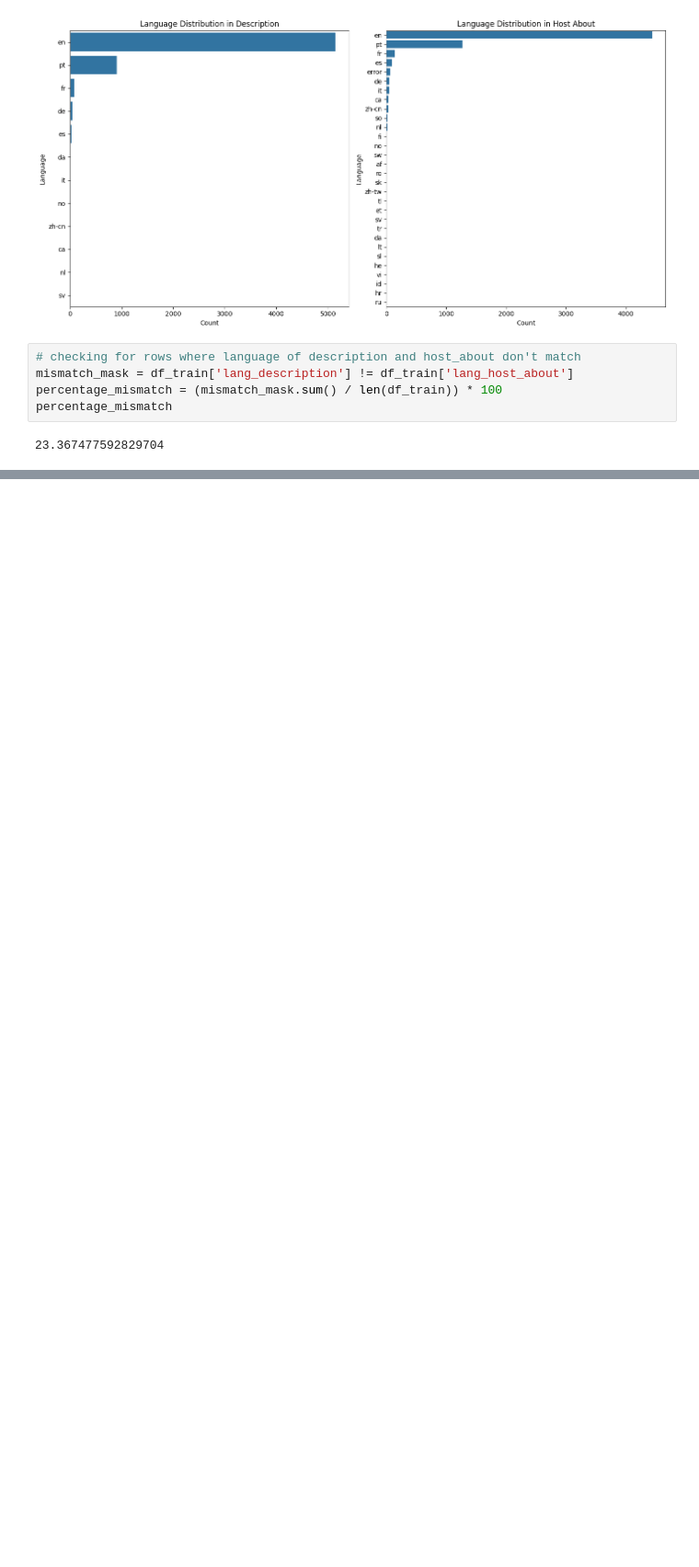
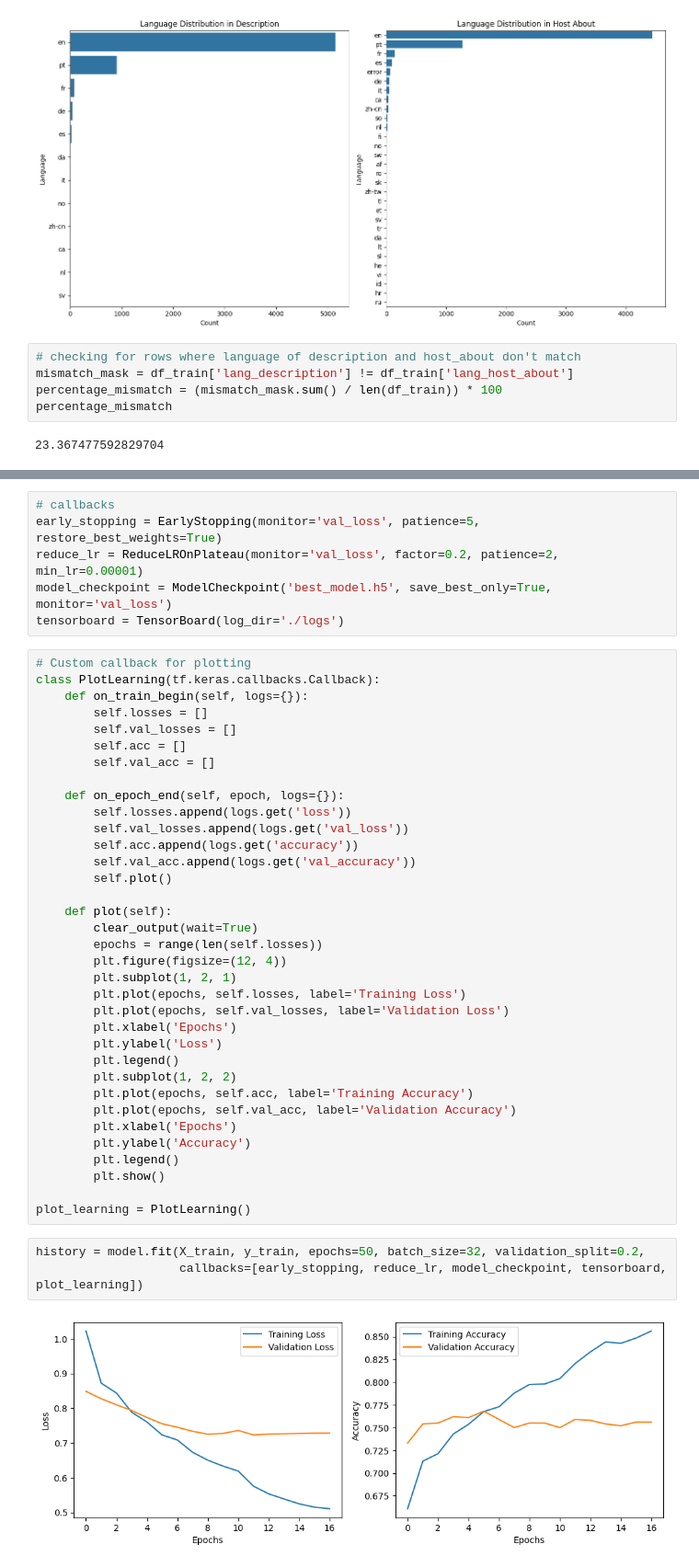
Before and after one commit to ontenkutsenko/NLP_Airbnb_Delisting_Prediction, a Jupyter notebook: Baseline.ipynb, the cells around one changed output, grey strips where cells are left out. Shown at 92% size. Cells and saved outputs as stored; diff of their text form; blank space fills up the shorter version.

```diff
--- a/Baseline.ipynb
+++ b/Baseline.ipynb
@@ -499,0 +345,46 @@ print(f'DataFrame is successfully saved at {file_path}')
+# %%
+# callbacks
+early_stopping = EarlyStopping(monitor='val_loss', patience=5, restore_best_weights=True)
+reduce_lr = ReduceLROnPlateau(monitor='val_loss', factor=0.2, patience=2, min_lr=0.00001)
+model_checkpoint = ModelCheckpoint('best_model.h5', save_best_only=True, monitor='val_loss')
+tensorboard = TensorBoard(log_dir='./logs')
+# %%
+# Custom callback for plotting
+class PlotLearning(tf.keras.callbacks.Callback):
+    def on_train_begin(self, logs={}):
+        self.losses = []
+        self.val_losses = []
+        self.acc = []
+        self.val_acc = []
+
+    def on_epoch_end(self, epoch, logs={}):
+        self.losses.append(logs.get('loss'))
+        self.val_losses.append(logs.get('val_loss'))
+        self.acc.append(logs.get('accuracy'))
+        self.val_acc.append(logs.get('val_accuracy'))
+        self.plot()
+
+    def plot(self):
+        clear_output(wait=True)
+        epochs = range(len(self.losses))
+        plt.figure(figsize=(12, 4))
+        plt.subplot(1, 2, 1)
+        plt.plot(epochs, self.losses, label='Training Loss')
+        plt.plot(epochs, self.val_losses, label='Validation Loss')
+        plt.xlabel('Epochs')
+        plt.ylabel('Loss')
+        plt.legend()
+        plt.subplot(1, 2, 2)
+        plt.plot(epochs, self.acc, label='Training Accuracy')
+        plt.plot(epochs, self.val_acc, label='Validation Accuracy')
+        plt.xlabel('Epochs')
+        plt.ylabel('Accuracy')
+        plt.legend()
+        plt.show()
+
+plot_learning = PlotLearning()
+# %%
+history = model.fit(X_train, y_train, epochs=50, batch_size=32, validation_split=0.2,
+                    callbacks=[early_stopping, reduce_lr, model_checkpoint, tensorboard, plot_learning])
+# %% [output]
+[figure, added]
```
Also changed, not shown: parts of 60 cells of this notebook.
